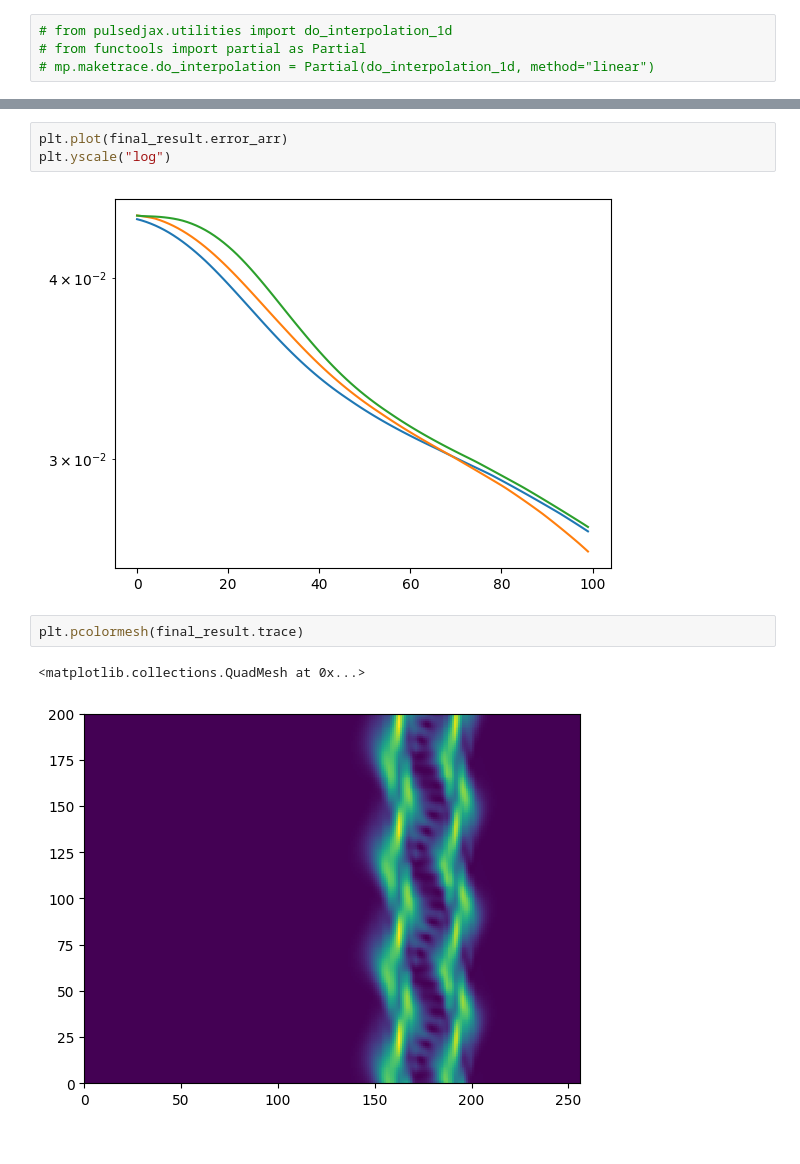
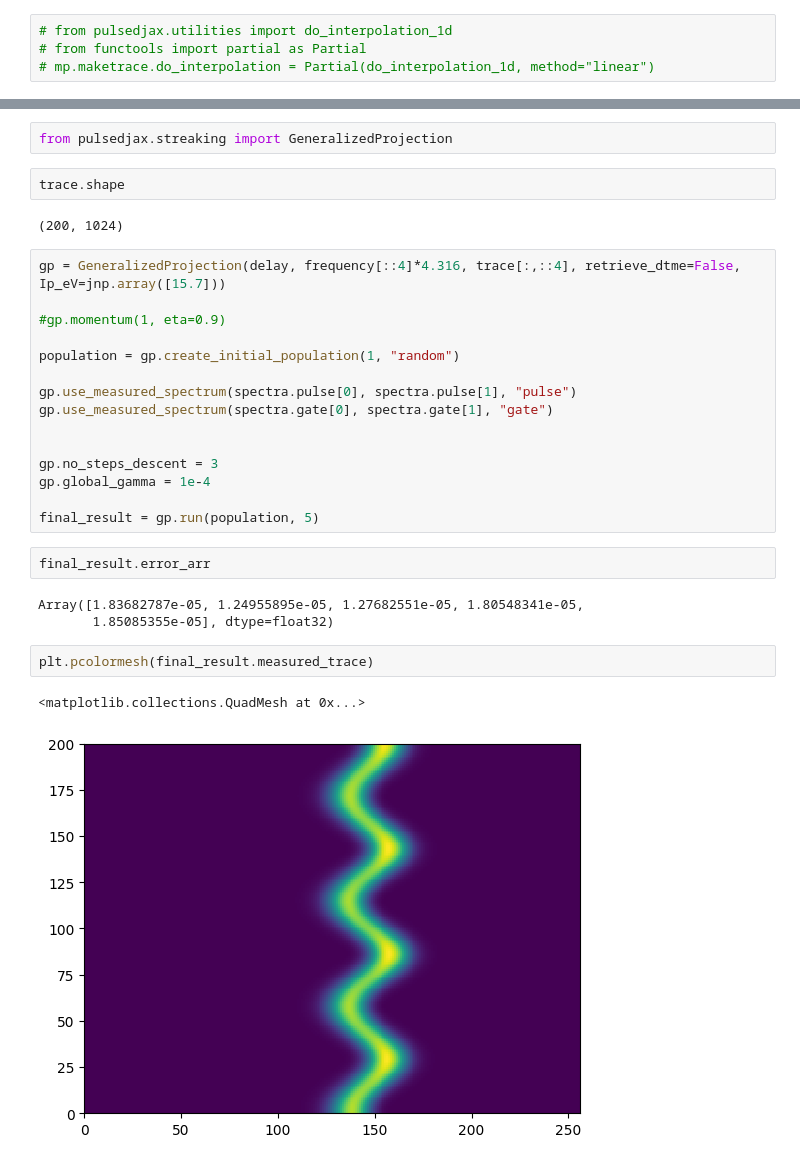
Before and after one commit to matillda123/Pulse-Retrieval-with-JAX, a Jupyter notebook: _usage_example.ipynb, the cells around one changed output, grey strips where cells are left out. Drawn from its saved outputs; the diff is of its cells as text.

Commit message:
Streaking GP seems to work

```diff
--- a/_usage_example.ipynb
+++ b/_usage_example.ipynb
@@ -79,10 +57,31 @@ plt.xlim(0,0.02)
-# %%
-plt.plot(final_result.error_arr)
-plt.yscale("log")
-# %% [output]
-[figure, removed]
-# %%
-plt.pcolormesh(final_result.trace)
-# %% [output]
-<matplotlib.collections.QuadMesh at 0x...>
-[figure, removed]
+# %%
+from pulsedjax.streaking import GeneralizedProjection
+# %%
+trace.shape
+# %% [output]
+(200, 1024)
+# %%
+gp = GeneralizedProjection(delay, frequency[::4]*4.316, trace[:,::4], retrieve_dtme=False, Ip_eV=jnp.array([15.7]))
+
+#gp.momentum(1, eta=0.9)
+
+population = gp.create_initial_population(1, "random")
+
+gp.use_measured_spectrum(spectra.pulse[0], spectra.pulse[1], "pulse")
+gp.use_measured_spectrum(spectra.gate[0], spectra.gate[1], "gate")
+
+
+gp.no_steps_descent = 3
+gp.global_gamma = 1e-4
+
+final_result = gp.run(population, 5)
+# %%
+final_result.error_arr
+# %% [output]
+Array([1.83682787e-05, 1.24955895e-05, 1.27682551e-05, 1.80548341e-05,
+       1.85085355e-05], dtype=float32)
+# %%
+plt.pcolormesh(final_result.measured_trace)
+# %% [output]
+<matplotlib.collections.QuadMesh at 0x...>
+[figure, added]
```
Also changed, not shown: parts of 7 cells of this notebook, 11 other files.
